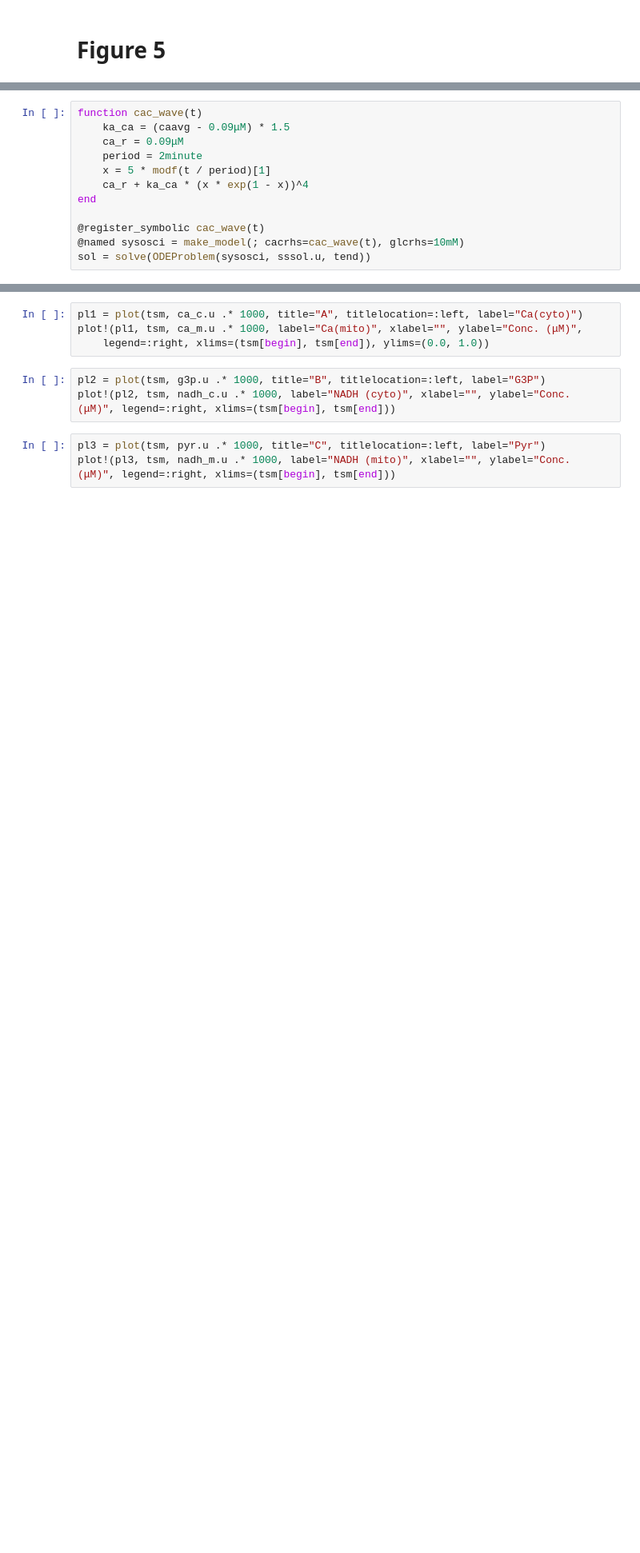
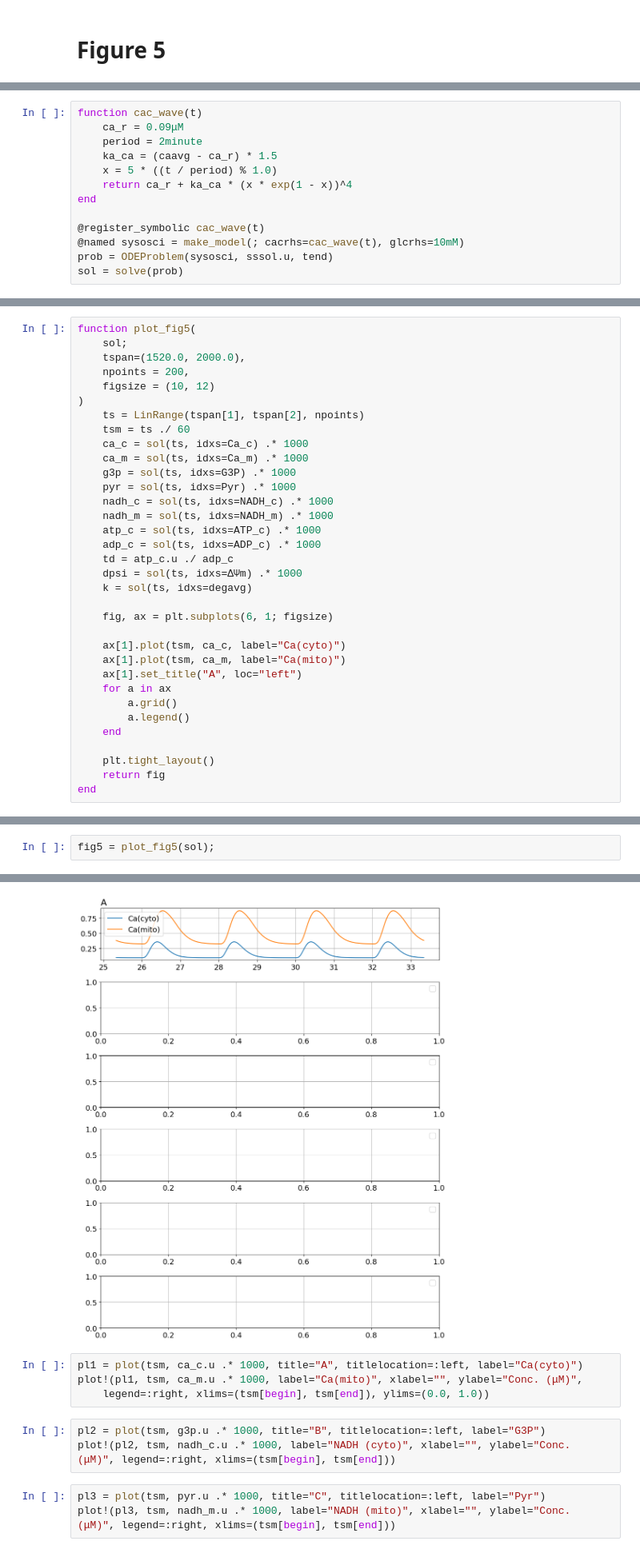
Before and after one commit to ntumitolab/mitodyn-ode, a Jupyter notebook: docs/fig5.ipynb, the cells around one changed output, grey strips where cells are left out. Shown: that part at 80% size. Cells and saved outputs as stored; diff of their text form; blank space fills up the shorter version.

```diff
--- a/docs/fig5.ipynb
+++ b/docs/fig5.ipynb
@@ -20,12 +24,13 @@ caavg = sssol[Ca_c]
 # %%
 function cac_wave(t)
-    ka_ca = (caavg - 0.09μM) * 1.5
     ca_r = 0.09μM
     period = 2minute
-    x = 5 * modf(t / period)[1]
-    ca_r + ka_ca * (x * exp(1 - x))^4
+    ka_ca = (caavg - ca_r) * 1.5
+    x = 5 * ((t / period) % 1.0)
+    return ca_r + ka_ca * (x * exp(1 - x))^4
 end
 
 @register_symbolic cac_wave(t)
 @named sysosci = make_model(; cacrhs=cac_wave(t), glcrhs=10mM)
-sol = solve(ODEProblem(sysosci, sssol.u, tend))
+prob = ODEProblem(sysosci, sssol.u, tend)
+sol = solve(prob)
@@ -46,0 +55,34 @@ avgDeg = sol(ts, idxs=degavg)
+# %%
+function plot_fig5(
+    sol;
+    tspan=(1520.0, 2000.0),
+    npoints = 200,
+    figsize = (10, 12)
+)
+    ts = LinRange(tspan[1], tspan[2], npoints)
+    tsm = ts ./ 60
+    ca_c = sol(ts, idxs=Ca_c) .* 1000
+    ca_m = sol(ts, idxs=Ca_m) .* 1000
+    g3p = sol(ts, idxs=G3P) .* 1000
+    pyr = sol(ts, idxs=Pyr) .* 1000
+    nadh_c = sol(ts, idxs=NADH_c) .* 1000
+    nadh_m = sol(ts, idxs=NADH_m) .* 1000
+    atp_c = sol(ts, idxs=ATP_c) .* 1000
+    adp_c = sol(ts, idxs=ADP_c) .* 1000
+    td = atp_c.u ./ adp_c
+    dpsi = sol(ts, idxs=ΔΨm) .* 1000
+    k = sol(ts, idxs=degavg)
+
+    fig, ax = plt.subplots(6, 1; figsize)
+
+    ax[1].plot(tsm, ca_c, label="Ca(cyto)")
+    ax[1].plot(tsm, ca_m, label="Ca(mito)")
+    ax[1].set_title("A", loc="left")
+    for a in ax
+        a.grid()
+        a.legend()
+    end
+
+    plt.tight_layout()
+    return fig
+end
@@ -46,0 +91,3 @@ avgDeg = sol(ts, idxs=degavg)
+# %%
+fig5 = plot_fig5(sol);
+# %% [output]
@@ -47,3 +101,4 @@ avgDeg = sol(ts, idxs=degavg)
+[figure, added]
 # %%
 pl1 = plot(tsm, ca_c.u .* 1000, title="A", titlelocation=:left, label="Ca(cyto)")
 plot!(pl1, tsm, ca_m.u .* 1000, label="Ca(mito)", xlabel="", ylabel="Conc. (μM)",
```
Also changed, not shown: parts of 6 cells of this notebook.
